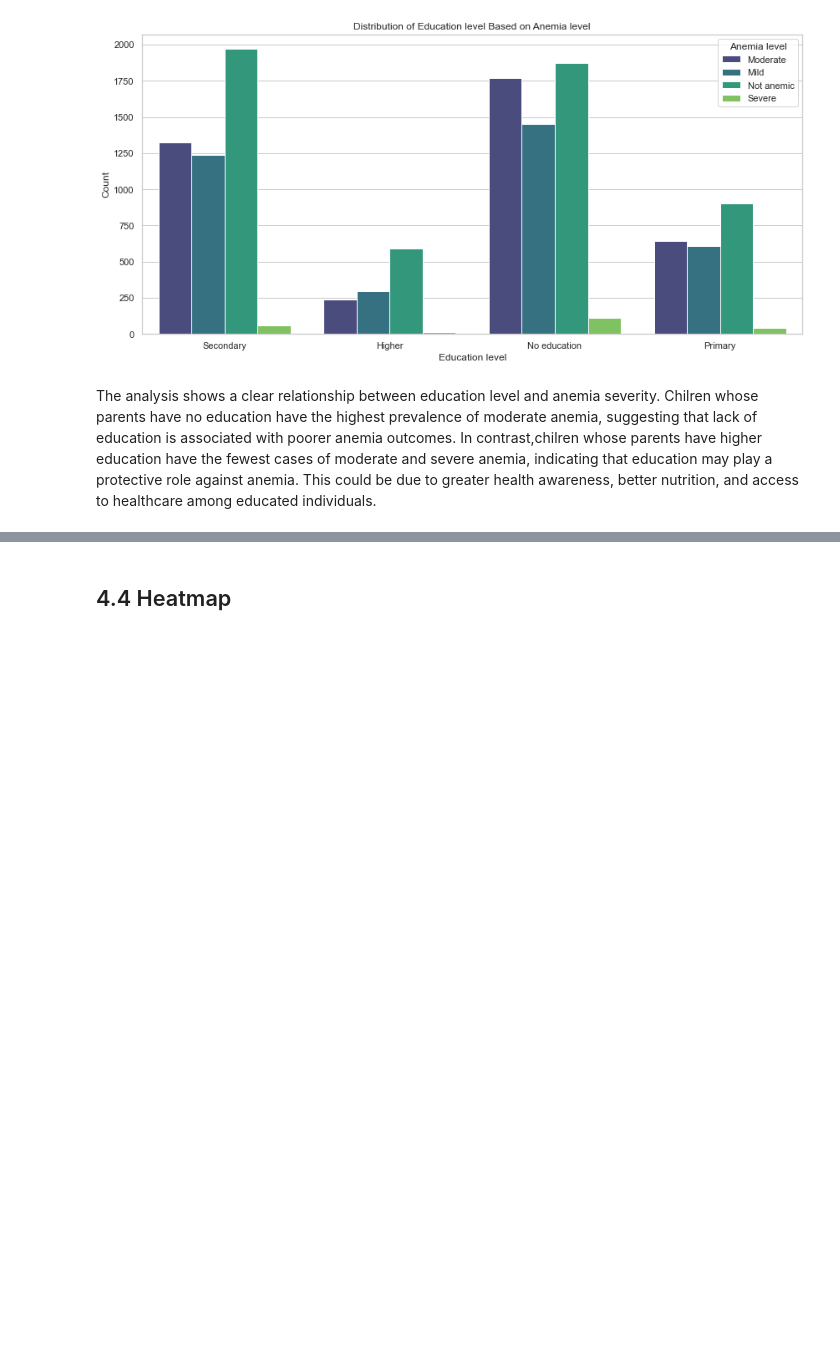
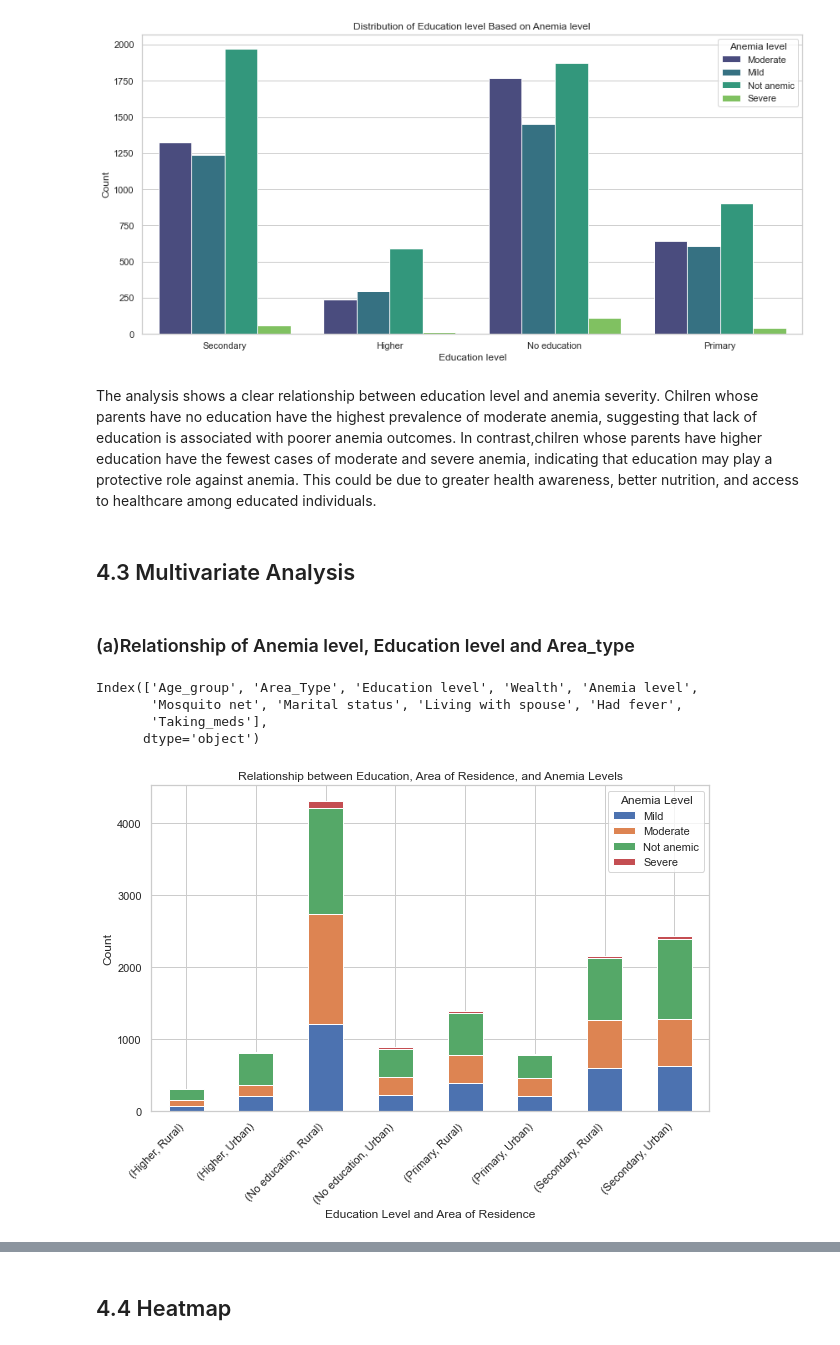
Before and after one commit to ruth-kitasi/Anemia-Level-Prediction-in-Children, a Jupyter notebook: Index.ipynb, the cells around one changed output, grey strips where cells are left out. Saved outputs shown, nothing was run; the diff lists cells and outputs as text; code cells hidden in the pictures; blank space fills up the shorter version.

```diff
--- a/Index.ipynb
+++ b/Index.ipynb
@@ -673,3 +681,31 @@ plot_feature_distribution(categorical_cols, 'Education level')
 # %% [markdown]
 
 The analysis shows a clear relationship between education level and anemia severity. Chilren whose parents have no education have the highest prevalence of moderate anemia, suggesting that lack of education is associated with poorer anemia outcomes. In contrast,chilren whose parents have higher education have the fewest cases of moderate and severe anemia, indicating that education may play a protective role against anemia. This could be due to greater health awareness, better nutrition, and access to healthcare among educated individuals.
+# %% [markdown]
+## 4.3  Multivariate Analysis
+# %% [markdown]
+### (a)Relationship of Anemia level, Education level and Area_type
+# %%
+categorical_cols.columns
+# %% [output]
+Index(['Age_group', 'Area_Type', 'Education level', 'Wealth', 'Anemia level',
+       'Mosquito net', 'Marital status', 'Living with spouse', 'Had fever',
+       'Taking_meds'],
+      dtype='object')
+# %%
+# Group by Education and Area of Residence, then count occurrences of each Anemia level
+education_area_anemia = categorical_cols.groupby(["Education level", "Area_Type", "Anemia level"]).size().unstack(fill_value=0)
+
+# Plotting the stacked bar plot
+education_area_anemia.plot(kind="bar", stacked=True, figsize=(10, 6))
+
+# Customizing plot
+plt.title("Relationship between Education, Area of Residence, and Anemia Levels")
+plt.xlabel("Education Level and Area of Residence")
+plt.ylabel("Count")
+plt.legend(title="Anemia Level")
+plt.xticks(rotation=45, ha='right')
+
+plt.show()
+# %% [output]
+[figure, added]
```
Also changed, not shown: parts of 43 cells of this notebook.
